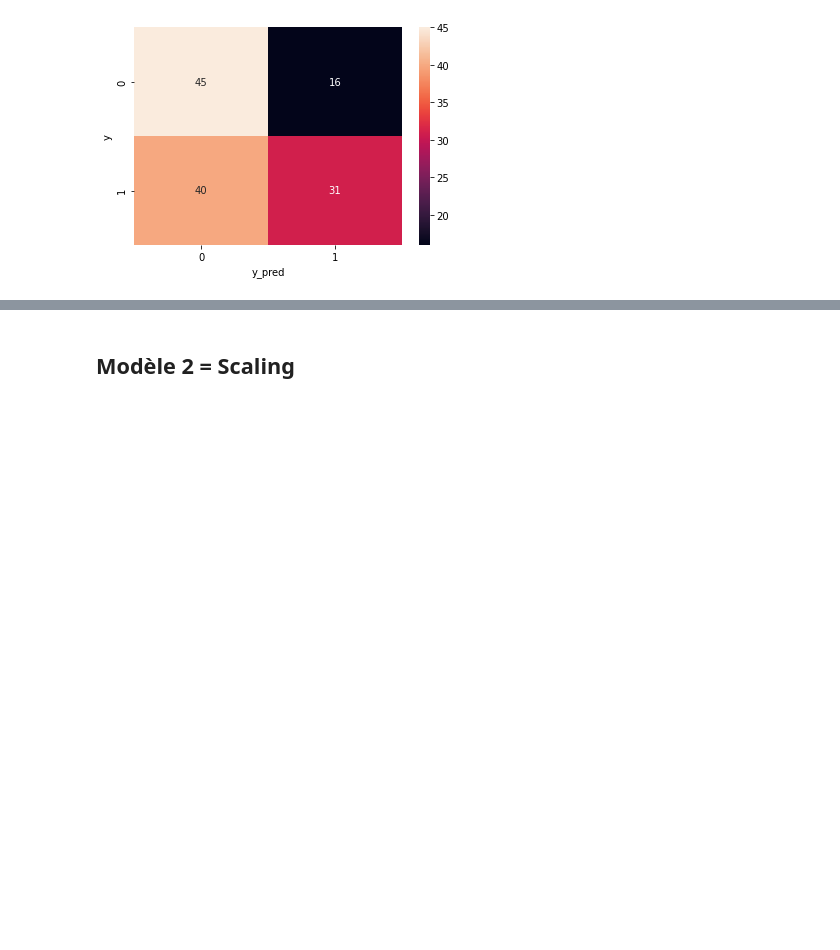
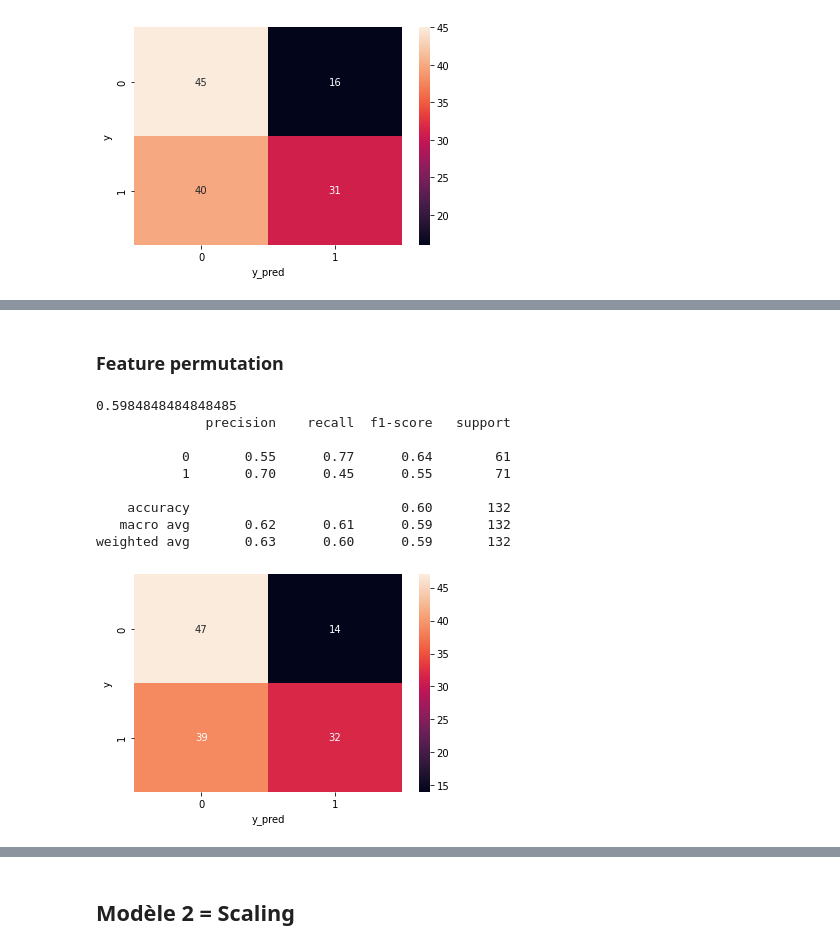
Before and after one commit to Clmntc/faillites_entreprises, a Jupyter notebook: Notebook_EDA.ipynb, the cells around one changed output, grey strips where cells are left out. Drawn from its saved outputs; the diff is of its cells as text; code cells hidden in the pictures; blank space fills up the shorter version.

```diff
--- a/Notebook_EDA.ipynb
+++ b/Notebook_EDA.ipynb
@@ -406,0 +507,72 @@ weighted avg       0.60      0.58      0.57       132
+# %% [markdown]
+### Feature permutation
+# %%
+df = df_raw
+
+# Aucunes missing Values (Drop / SimpleImputer) et duplicates
+
+# Moyenne de certaines colonnes après avoir vu les corrélations dans le dataset
+df['ROA'] = (df[['ROA(C) before interest and depreciation before interest', 'ROA(A) before interest and % after tax',
+                 'ROA(B) before interest and depreciation after tax']].sum(axis=1))/3
+
+df['Margin'] = (df[['Operating Gross Margin', 'Realized Sales Gross Margin',
+                 'Gross Profit to Sales']].sum(axis=1))/3
+
+df['Net Value Per Share'] = (df[['Net Value Per Share (B)', 'Net Value Per Share (A)',
+                 'Net Value Per Share (C)']].sum(axis=1))/3
+
+#drop de colonnes avec une forte corrélation + 'Net Income Flag' qui est inutile
+df = df.drop(['Current Liability to Liability', 'Liability to Equity', 'Current Liability to Equity',
+             'ROA(C) before interest and depreciation before interest', 'ROA(A) before interest and % after tax',
+             'ROA(B) before interest and depreciation after tax', 'Operating Gross Margin', 'Realized Sales Gross Margin',
+             'Gross Profit to Sales', 'Net Value Per Share (B)' , 'Net Value Per Share (A)',
+             'Net Value Per Share (C)','Net Income Flag'], axis=1)
+
+# df = df[['Total Asset Growth Rate', 'Cash Turnover Rate', 'Research and development expense rate',
+#          'Inventory Turnover Rate (times)', 'Current Asset Turnover Rate', 'Fixed Assets Turnover Frequency',
+#          'Interest-bearing debt interest rate', 'Total assets to GNP price', 'Bankrupt?']]
+
+df = df.drop(['Long-term Liability to Current Assets', 'Quick Asset Turnover Rate'], axis=1)
+
+
+df3 = df[(df['Bankrupt?'] == 0)]
+df3 = df3.sample(n=220,random_state=1)
+
+df4 = df[(df['Bankrupt?'] == 1)]
+
+df_model2 = df3.append(df4)
+
+model = LogisticRegression()
+
+X = df_model2.drop(['Bankrupt?'], axis=1)
+y = df_model2['Bankrupt?']
+
+X_train, X_test, y_train, y_test = train_test_split(X, y, test_size=.3, random_state=1)
+
+model.fit(X_train, y_train)
+
+y_pred = model.predict(X_test)
+
+print(model.score(X_test,y_test))
+print(classification_report(y_test, y_pred))
+
+
+def plot_confusion_matrix(y, y_pred):
+     cm = confusion_matrix(y, y_pred)
+     sns.heatmap(cm, annot=True, fmt=".0f")
+     plt.xlabel('y_pred')
+     plt.ylabel('y')
+     plt.show()
+
+plot_confusion_matrix(y_test, y_pred)
+# %% [output]
+0.5984848484848485
+              precision    recall  f1-score   support
+
+           0       0.55      0.77      0.64        61
+           1       0.70      0.45      0.55        71
+
+    accuracy                           0.60       132
+   macro avg       0.62      0.61      0.59       132
+weighted avg       0.63      0.60      0.59       132
+[figure, added]
```
Also changed, not shown: parts of 51 cells of this notebook.
